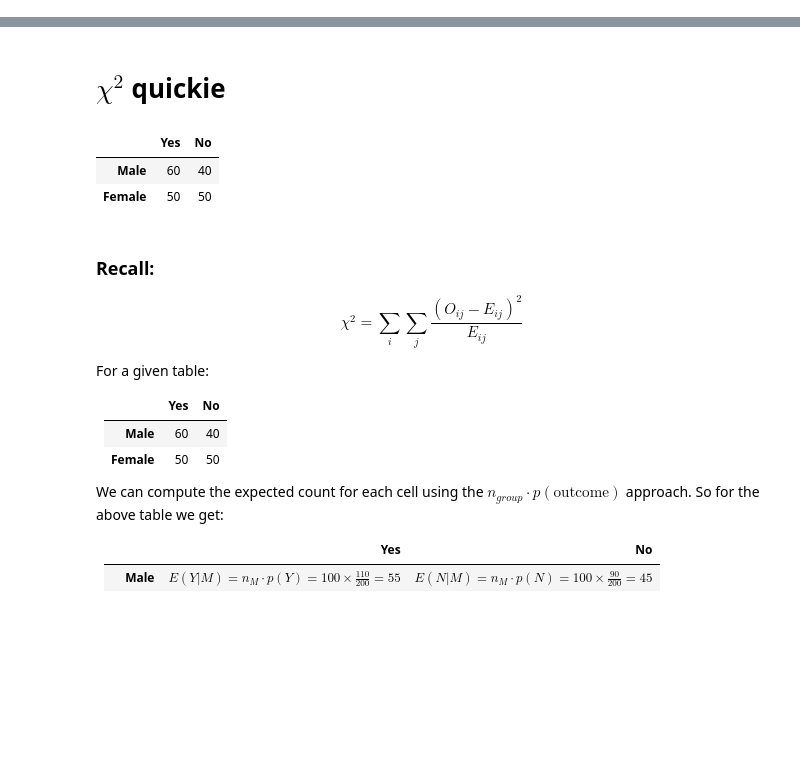
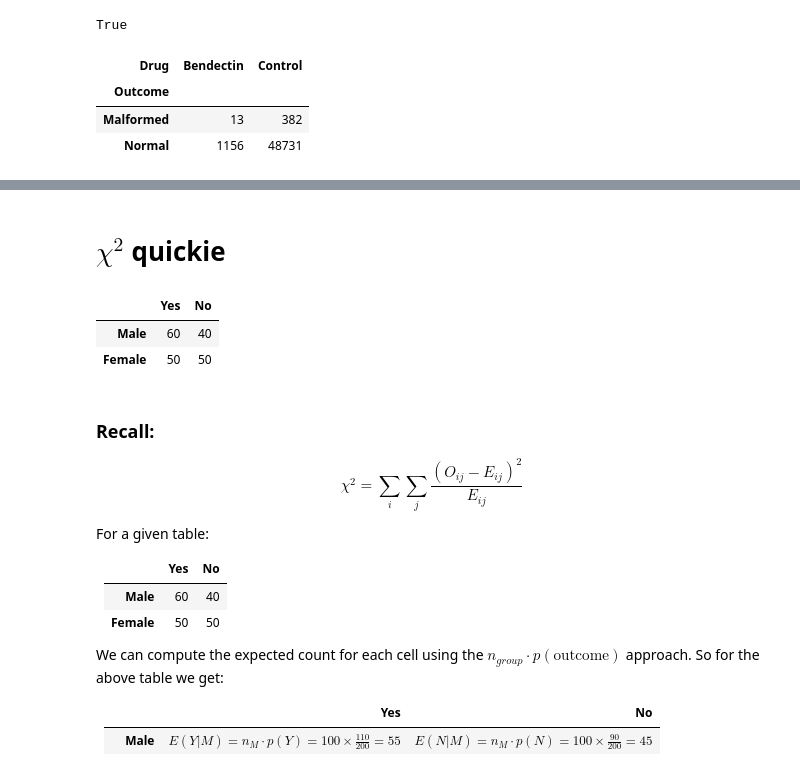
Before and after one commit to Khlick/LS40-Lectures, a Jupyter notebook: lib/_notebooks/Chi Squared and Risk.ipynb, the cells around one changed output, grey strips where cells are left out. Cells and saved outputs as stored; diff of their text form; code cells hidden in the pictures; blank space fills up the shorter version.

```diff
--- a/lib/_notebooks/Chi Squared and Risk.ipynb
+++ b/lib/_notebooks/Chi Squared and Risk.ipynb
@@ -4,0 +49,15 @@
+# %%
+testTable = pd.crosstab(
+    observedLong['Outcome'],
+    observedLong['Drug']
+);
+#Pandas reorganizes stuff, let's make sure we get it back in order
+testTable = testTable.loc[observed.index.tolist(),observed.columns.tolist()];
+print(np.all(testTable==observed))
+testTable
+# %% [output]
+True
+| Drug | Bendectin | Control |
+| Outcome |  |  |
+| Malformed | 13 | 382 |
+| Normal | 1156 | 48731 |
```
Also changed, not shown: parts of 9 cells of this notebook, 13 other files.
